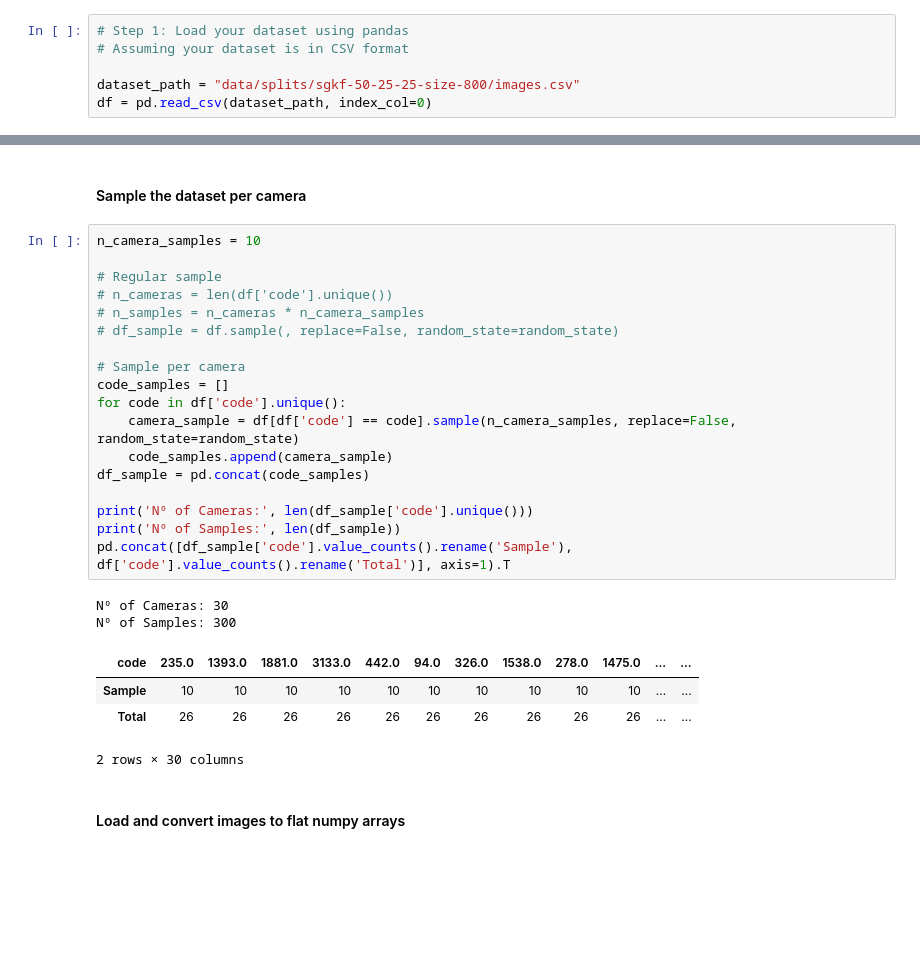
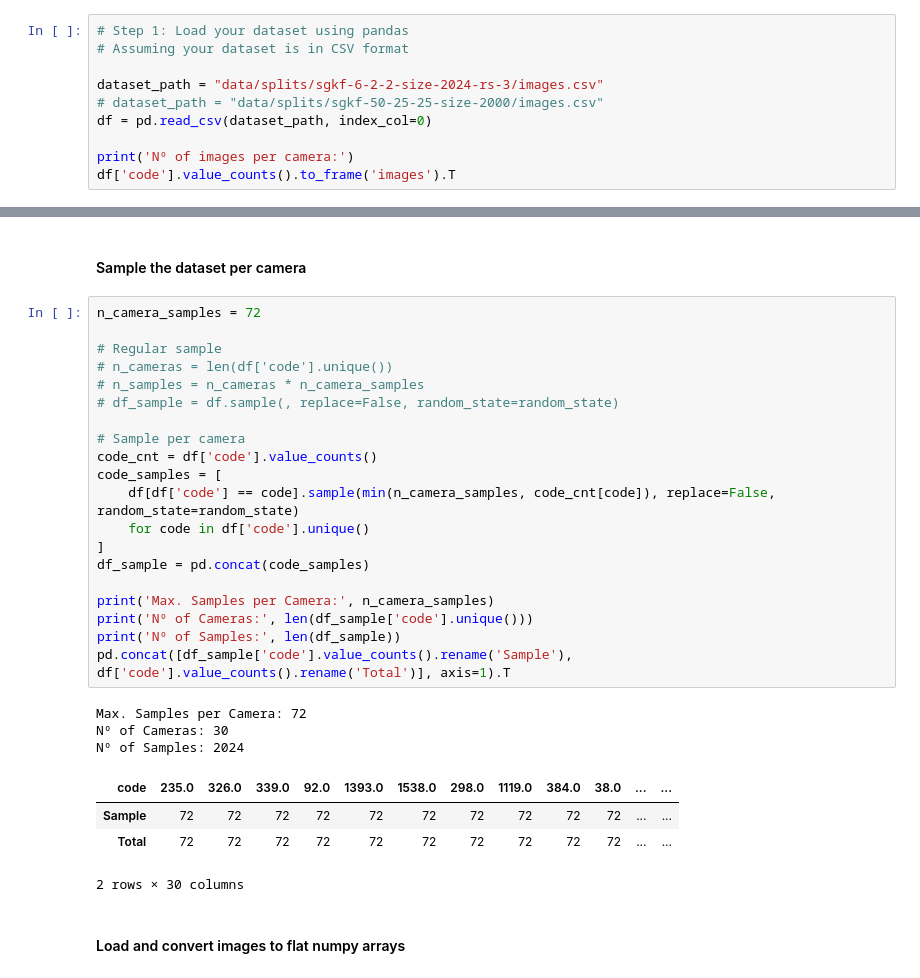
Before and after one commit to luisresende13/octa-flood-images, a Jupyter notebook: Learning Curve.ipynb, the cells around one changed output, grey strips where cells are left out. Saved outputs shown, nothing was run; the diff lists cells and outputs as text; blank space fills up the shorter version.

```diff
--- a/Learning Curve.ipynb
+++ b/Learning Curve.ipynb
@@ -29,5 +30,9 @@ random_state = 0
 # Step 1: Load your dataset using pandas
 # Assuming your dataset is in CSV format
 
-dataset_path = "data/splits/sgkf-50-25-25-size-800/images.csv"
+dataset_path = "data/splits/sgkf-6-2-2-size-2024-rs-3/images.csv"
+# dataset_path = "data/splits/sgkf-50-25-25-size-2000/images.csv"
 df = pd.read_csv(dataset_path, index_col=0)
+
+print('Nº of images per camera:')
+df['code'].value_counts().to_frame('images').T
@@ -34,29 +44,32 @@ df = pd.read_csv(dataset_path, index_col=0)
 # %% [markdown]
 #### Sample the dataset per camera
 # %%
-n_camera_samples = 10
+n_camera_samples = 72
 
 # Regular sample
 # n_cameras = len(df['code'].unique())
 # n_samples = n_cameras * n_camera_samples
 # df_sample = df.sample(, replace=False, random_state=random_state)
 
 # Sample per camera
-code_samples = []
-for code in df['code'].unique():
-    camera_sample = df[df['code'] == code].sample(n_camera_samples, replace=False, random_state=random_state)
-    code_samples.append(camera_sample)
+code_cnt = df['code'].value_counts()
+code_samples = [
+    df[df['code'] == code].sample(min(n_camera_samples, code_cnt[code]), replace=False, random_state=random_state)
+    for code in df['code'].unique()
+]
 df_sample = pd.concat(code_samples)
 
+print('Max. Samples per Camera:', n_camera_samples)
 print('Nº of Cameras:', len(df_sample['code'].unique()))
 print('Nº of Samples:', len(df_sample))
 pd.concat([df_sample['code'].value_counts().rename('Sample'), df['code'].value_counts().rename('Total')], axis=1).T
 # %% [output]
+Max. Samples per Camera: 72
 Nº of Cameras: 30
-Nº of Samples: 300
+Nº of Samples: 2024
-| code | 235.0 | 1393.0 | 1881.0 | 3133.0 | 442.0 | 94.0 | 326.0 | 1538.0 | 278.0 | 1475.0 | ... | ... |
-| Sample | 10 | 10 | 10 | 10 | 10 | 10 | 10 | 10 | 10 | 10 | ... | ... |
-| Total | 26 | 26 | 26 | 26 | 26 | 26 | 26 | 26 | 26 | 26 | ... | ... |
+| code | 235.0 | 326.0 | 339.0 | 92.0 | 1393.0 | 1538.0 | 298.0 | 1119.0 | 384.0 | 38.0 | ... | ... |
+| Sample | 72 | 72 | 72 | 72 | 72 | 72 | 72 | 72 | 72 | 72 | ... | ... |
+| Total | 72 | 72 | 72 | 72 | 72 | 72 | 72 | 72 | 72 | 72 | ... | ... |
 2 rows × 30 columns
 # %% [markdown]
 #### Load and convert images to flat numpy arrays
```
Also changed, not shown: parts of 20 cells of this notebook, 6 other files.
